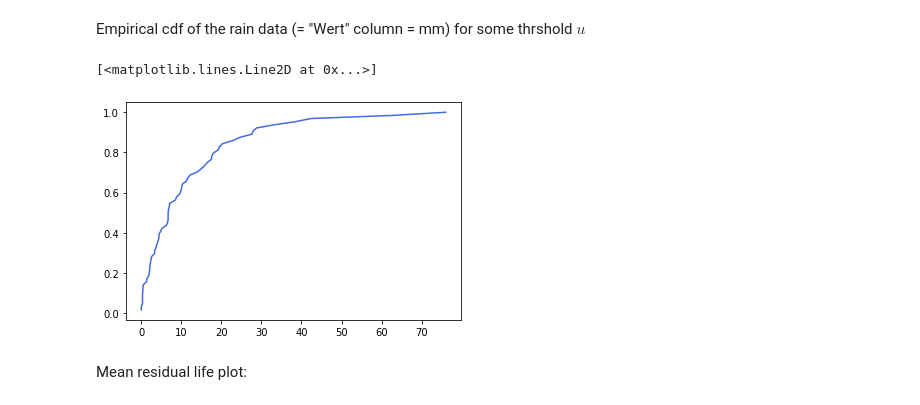
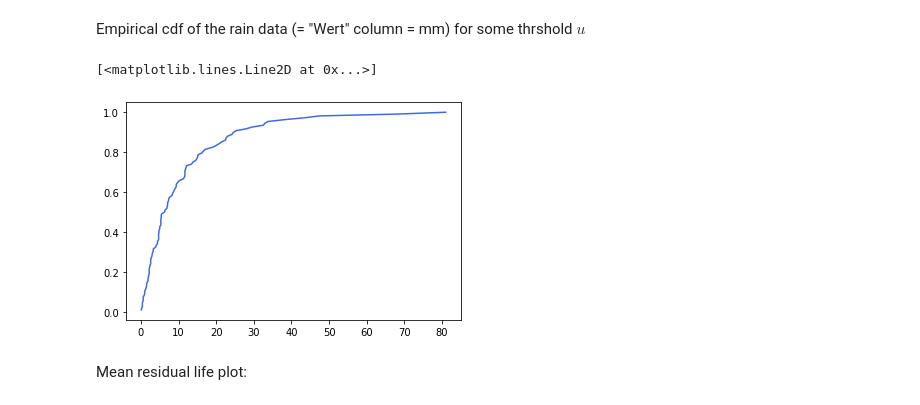
Before and after one commit to nathalieveronika/extreme_value_theory, a Jupyter notebook: 5Application.ipynb, the cells around one changed output. Cells and saved outputs as stored; diff of their text form; code cells hidden in the pictures.

```diff
--- a/5Application.ipynb
+++ b/5Application.ipynb
@@ -94,14 +89,14 @@ Empirical cdf of the rain data (= "Wert" column = mm) for some thrshold $u$
 # %%
 import numpy as np
 import matplotlib.pyplot as plt
 from statsmodels.distributions.empirical_distribution import ECDF
 
-u = 30 #threshold
+u = 25 #threshold
 ecdf = ECDF(np.asarray(mm)[np.asarray(mm)>=u])
 plt.plot(ecdf.x-u, ecdf.y,color="royalblue")
 # %% [output]
 [<matplotlib.lines.Line2D at 0x...>]
-[figure, old version]
+[figure, new version]
 # %% [markdown]
 Mean residual life plot:
 # %%
```
Also changed, not shown: parts of 21 cells of this notebook.
